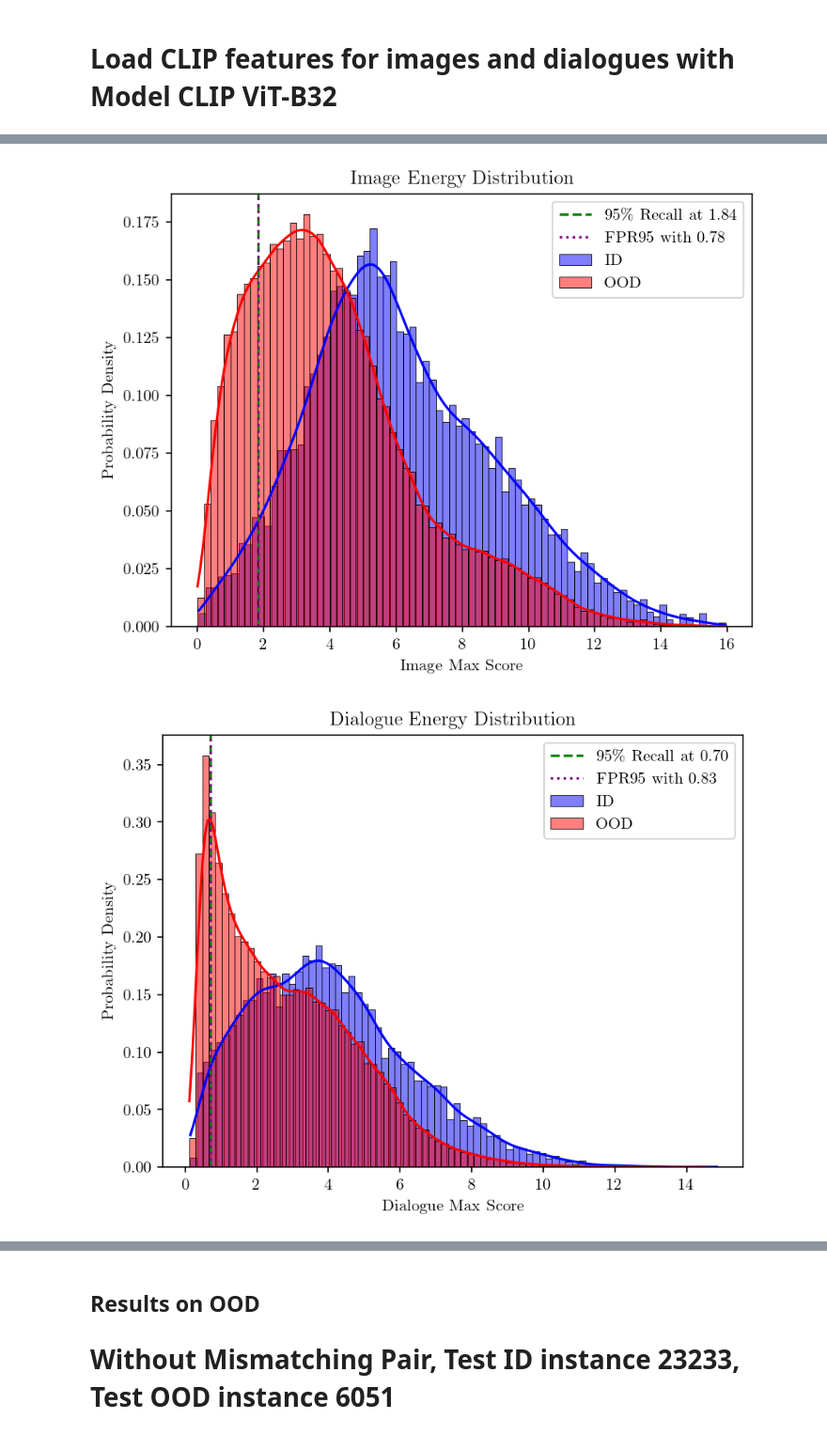
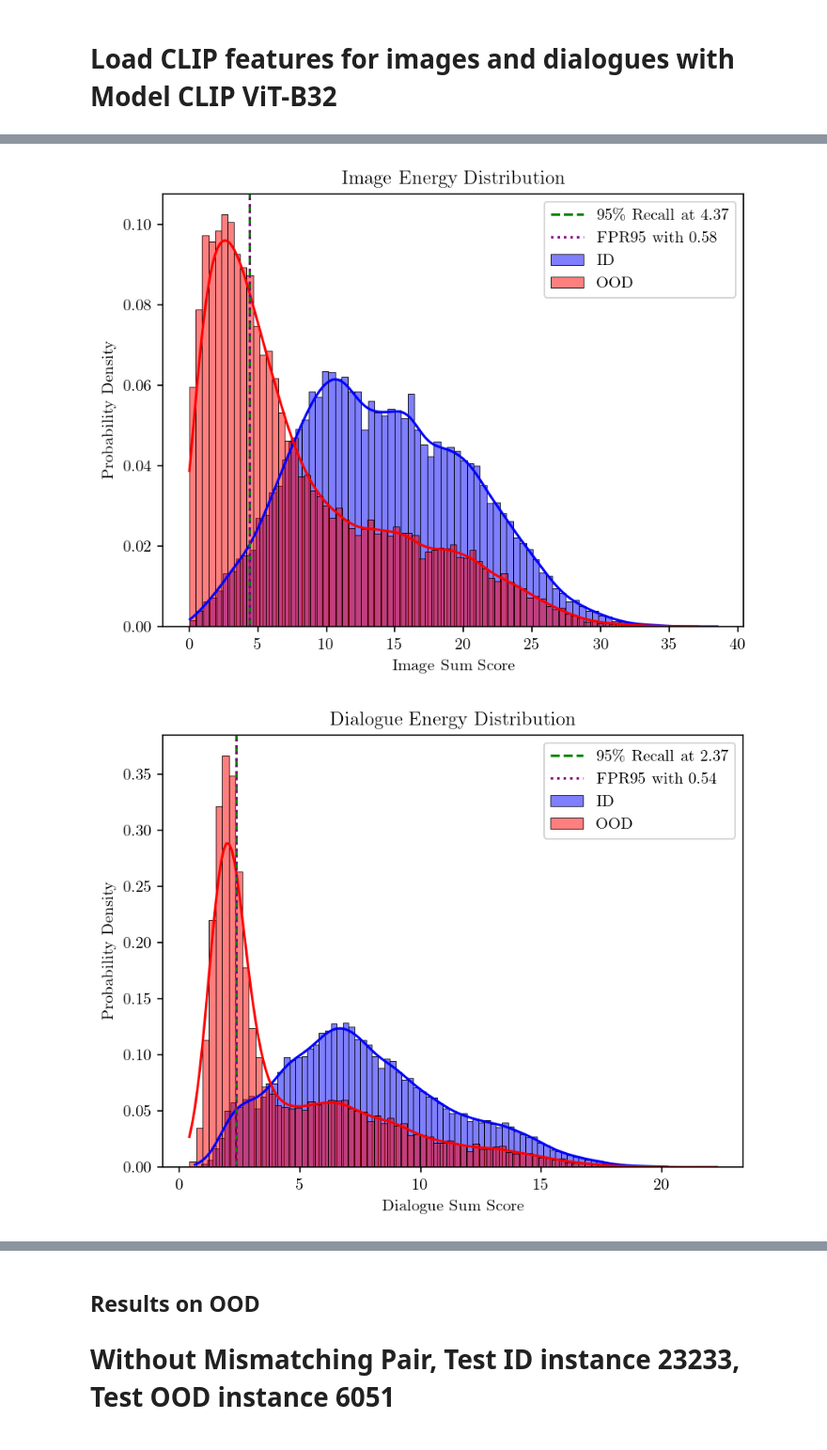
Before and after one commit to wfyitf/multimodal_ood, a Jupyter notebook: notebooks/clip_qa.ipynb, the cells around one changed output, grey strips where cells are left out. Shown at 94% size. Saved outputs shown, nothing was run; the diff lists cells and outputs as text; code cells hidden in the pictures.

```diff
--- a/notebooks/clip_qa.ipynb
+++ b/notebooks/clip_qa.ipynb
@@ -72,5 +171,5 @@ for category_a in new_supercategories:
 # %%
-ood_category = ['tableware']
+ood_category = ['indoor']
 ind_category = [x for x in data_loader.supercategories if x not in ood_category]
 df_table['OOD'] = df_table['supercategory'].apply(lambda x: 1 if any(item in x for item in ind_category) else 0)
 df_table['OOD'].value_counts()
@@ -208,7 +308,8 @@ import torch.optim as optim
 from models.DNN import model
 
 image_model_loader = model.model_loader(logger=logger,
-                                  num_epochs=6,
+                                  num_epochs=10,
+                                  output_size=len(ind_category),
                                   learning_rate=0.001,
                                   proportion = 0.8,
                                   seed = 20)
@@ -217,6 +318,7 @@ image_model_loader = model.model_loader(logger=logger,
 # %%
 dialogue_model_loader = model.model_loader(logger=logger,
-                                    num_epochs=6,
+                                    num_epochs=10,
+                                    output_size=len(ind_category),
                                     learning_rate=0.001,
                                     seed = 20)
 # %% [output]
@@ -270,7 +372,9 @@ for score_type in score_type_list:
     df_test[f'{score_type}_sum_image_tranform'] = 4 * df_test['image_text_similarity'] * df_test[f'{score_type}_sum_image']
     df_test[f'{score_type}_sum_dialogue_tranform'] = 4 * df_test['image_text_similarity'] * df_test[f'{score_type}_sum_dialogue']
 
-    df_test[f'{score_type}_overall_simialrity_max'] =  df_test[f'{score_type}_max_image_tranform'] + df_test[f'{score_type}_max_dialogue_tranform']
+    df_test[f'{score_type}_overall_simialrity_max'] = df_test[f'{score_type}_max_image'] + df_test[f'{score_type}_max_dialogue']
+    df_test[f'{score_type}_overall_simialrity_max_transform'] =  df_test[f'{score_type}_max_image_tranform'] + df_test[f'{score_type}_max_dialogue_tranform']
     if score_type in ["energy", "logits"]:
-        df_test[f'{score_type}_overall_simialrity_sum'] = df_test[f'{score_type}_sum_image_tranform'] + df_test[f'{score_type}_sum_dialogue_tranform']
+        df_test[f'{score_type}_overall_simialrity_sum'] = df_test[f'{score_type}_sum_image'] + df_test[f'{score_type}_sum_dialogue']
+        df_test[f'{score_type}_overall_simialrity_sum_transform'] = df_test[f'{score_type}_sum_image_tranform'] + df_test[f'{score_type}_sum_dialogue_tranform']
 # %% [output]
@@ -285,20 +389,20 @@ for score_type in score_type_list:
 # %%
 import importlib
 importlib.reload(plot_figure)
 
 score_type = "energy"
-type = "max"
+type = "sum"
 mode = "image"
 fpr = 95
 
 plot_figure.plot_score_distribution(df_test, score_type, type, mode="image", fpr=fpr)
 plot_figure.plot_score_distribution(df_test, score_type, type, mode="dialogue", fpr=fpr)
 plot_figure.plot_score_distribution(df_test, score_type, type, mode="overall", fpr=fpr)
 #plot_figure.plot_kde_joint_distribution(df_test, score_type, type, mode)
 plot_figure.plot_rough_distribution(df_test, 'image_text_similarity')
 plot_figure.plot_rough_distribution(df_test, f'{score_type}_{type}_{mode}')
 plot_figure.plot_joint_distribution(df_test, score_type, type, mode, id = 1, color = 'blue')
 plot_figure.plot_joint_distribution(df_test, score_type, type, mode, id = 0, color = 'red')
 # %% [output]
-[figure, old version]
+[figure, new version]
-[figure, old version]
+[figure, new version]
```
Also changed, not shown: parts of 23 cells of this notebook.
